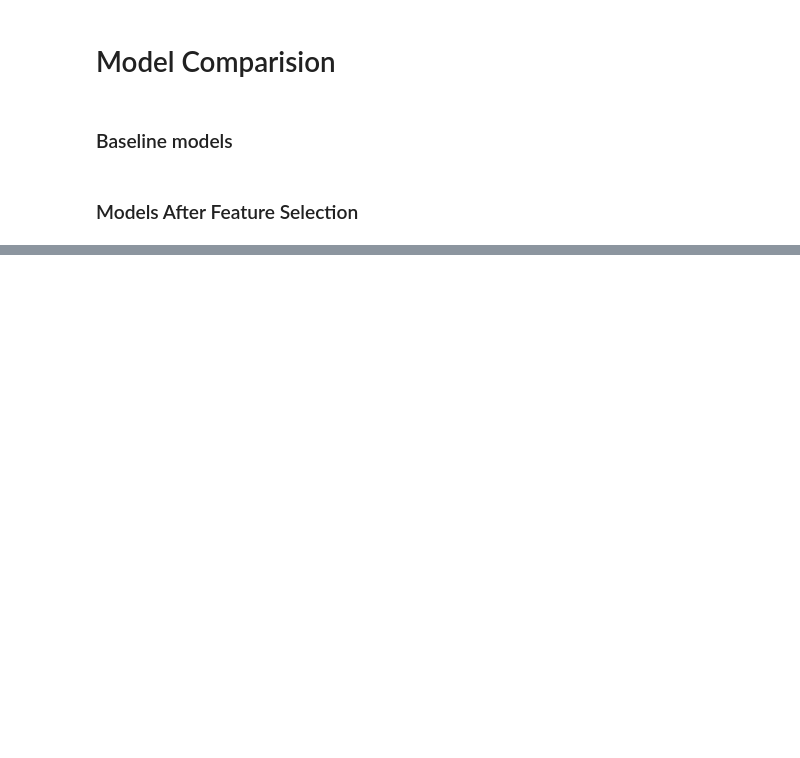
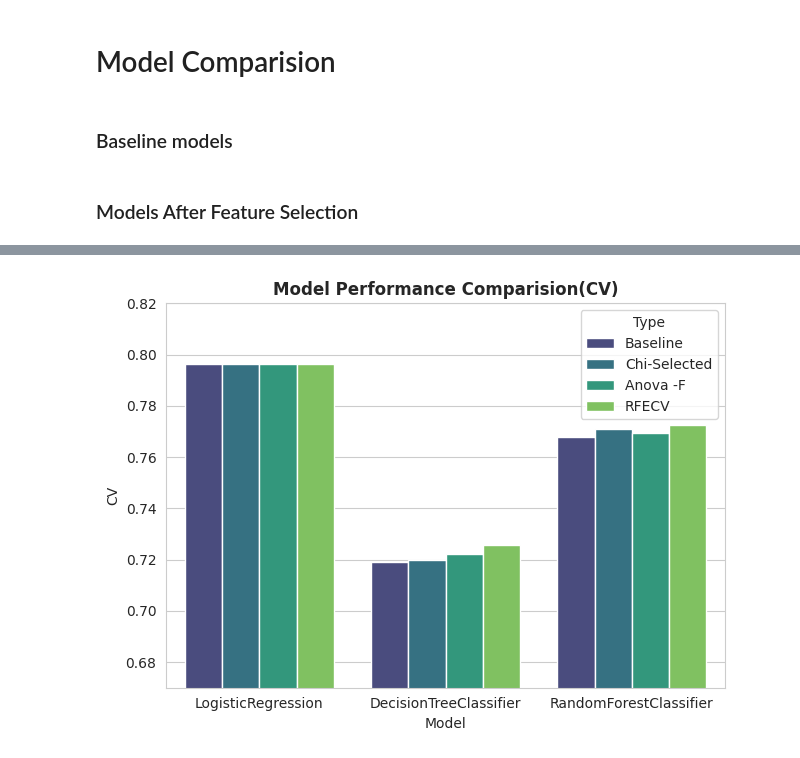
Before and after one commit to jigarkhadka/energy-consumption, a Jupyter notebook: notebook2a37ef5fba.ipynb, the cells around one changed output, grey strips where cells are left out. Cells and saved outputs as stored; diff of their text form; code cells hidden in the pictures; blank space fills up the shorter version.

```diff
--- a/notebook2a37ef5fba.ipynb
+++ b/notebook2a37ef5fba.ipynb
@@ -456,0 +581,9 @@ KeyError: 'Selector'
+# %%
+# Model Comparision:- CV
+sns.barplot(data=models_table,x="Model",y="CV",hue="Type",palette="viridis")
+plt.title("Model Performance Comparision(CV)", weight="bold")
+plt.tight_layout()
+plt.ylim(0.67,0.82)
+plt.show()
+# %% [output]
+[figure, added]
```
Also changed, not shown: parts of 20 cells of this notebook.
